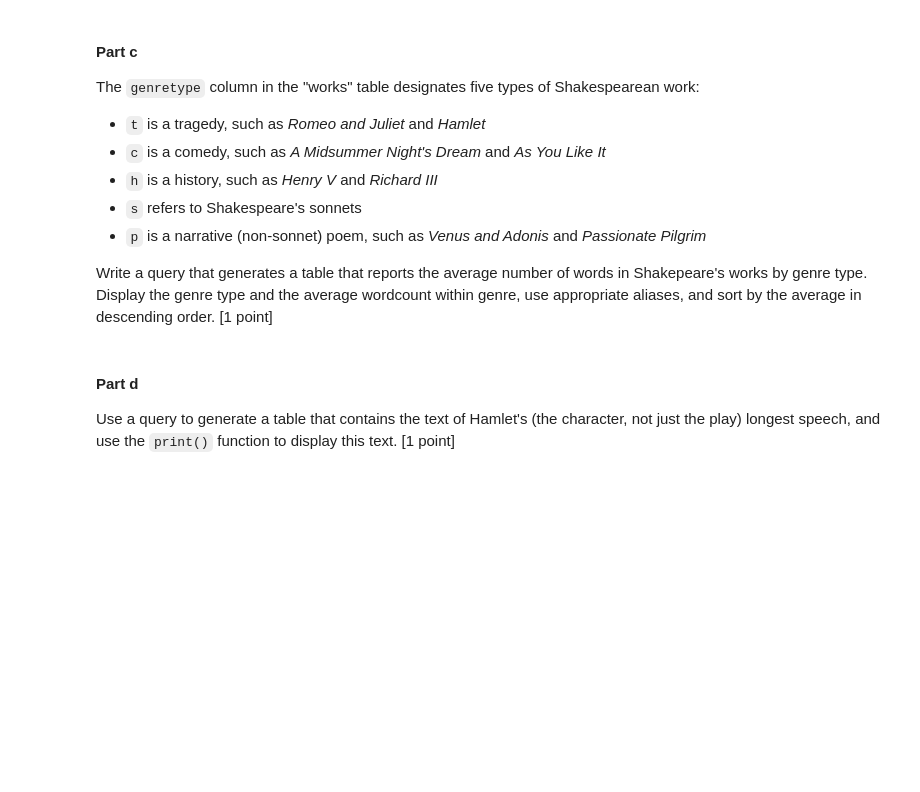
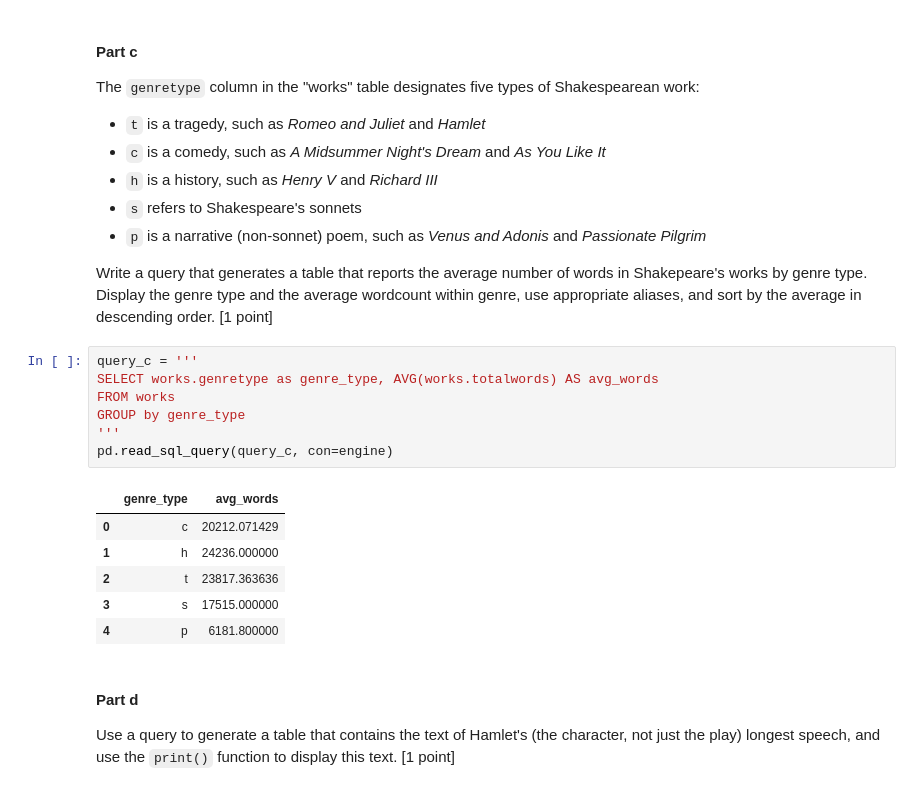
Before and after one commit to allaccountstaken/surfing_data_pipeline, a Jupyter notebook: M7/labassignment7.ipynb, the cells around one changed output. Drawn from its saved outputs; the diff is of its cells as text; blank space fills up the shorter version.

```diff
--- a/M7/labassignment7.ipynb
+++ b/M7/labassignment7.ipynb
@@ -103,6 +163,20 @@ The `genretype` column in the "works" table designates five types of Shakespeare
 * `p` is a narrative (non-sonnet) poem, such as *Venus and Adonis* and *Passionate Pilgrim*
 
 Write a query that generates a table that reports the average number of words in Shakepeare's works by genre type. Display the genre type and the average wordcount within genre, use appropriate aliases, and sort by the average in descending order. [1 point]
+# %%
+query_c = '''
+SELECT works.genretype as genre_type, AVG(works.totalwords) AS avg_words
+FROM works
+GROUP by genre_type
+'''
+pd.read_sql_query(query_c, con=engine)
+# %% [output]
+|  | genre_type | avg_words |
+| 0 | c | 20212.071429 |
+| 1 | h | 24236.000000 |
+| 2 | t | 23817.363636 |
+| 3 | s | 17515.000000 |
+| 4 | p | 6181.800000 |
 # %% [markdown]
 #### Part d
 Use a query to generate a table that contains the text of Hamlet's (the character, not just the play) longest speech, and use the `print()` function to display this text. [1 point]
```
Also changed, not shown: parts of 11 cells of this notebook.
